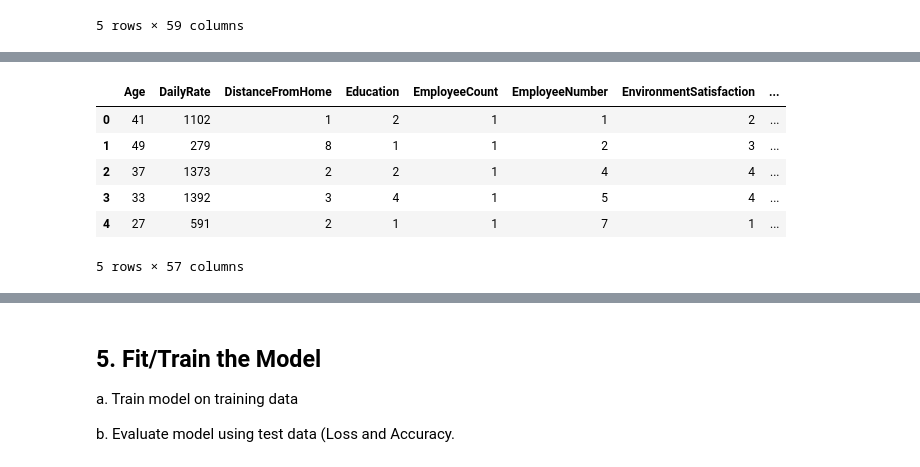
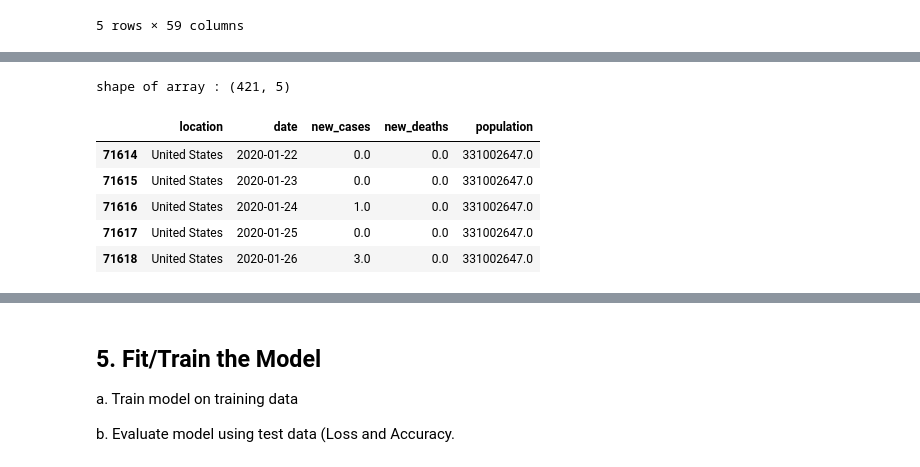
Before and after one commit to luke-c-newell/Final_Project, a Jupyter notebook: Provisional_ML_Model_Week1.ipynb, the cells around one changed output, grey strips where cells are left out. Drawn from its saved outputs; the diff is of its cells as text; code cells hidden in the pictures.

```diff
--- a/Provisional_ML_Model_Week1.ipynb
+++ b/Provisional_ML_Model_Week1.ipynb
@@ -139,14 +61,16 @@ encode_df.head()
-# %%
-# g. Merge one-hot encoded features and drop the originals
-#    Use an INNER JOIN
-attrition_df = attrition_df.merge(encode_df,left_index=True, right_index=True)
-attrition_df = attrition_df.drop(attrition_cat,1)
-attrition_df.head()
-# %% [output]
-|  | Age | DailyRate | DistanceFromHome | Education | EmployeeCount | EmployeeNumber | EnvironmentSatisfaction | ... |
-| 0 | 41 | 1102 | 1 | 2 | 1 | 1 | 2 | ... |
-| 1 | 49 | 279 | 8 | 1 | 1 | 2 | 3 | ... |
-| 2 | 37 | 1373 | 2 | 2 | 1 | 4 | 4 | ... |
-| 3 | 33 | 1392 | 3 | 4 | 1 | 5 | 4 | ... |
-| 4 | 27 | 591 | 2 | 1 | 1 | 7 | 1 | ... |
-5 rows × 57 columns
+# %%
+# covid_data_poc_df shape
+print('shape of array :', covid_data_poc_df.shape)
+# %% [output]
+shape of array : (421, 5)
+# %%
+# Convert NAN to 0
+covid_data_poc_df = covid_data_poc_df.fillna(0)
+covid_data_poc_df.head()
+# %% [output]
+|  | location | date | new_cases | new_deaths | population |
+| 71614 | United States | 2020-01-22 | 0.0 | 0.0 | 331002647.0 |
+| 71615 | United States | 2020-01-23 | 0.0 | 0.0 | 331002647.0 |
+| 71616 | United States | 2020-01-24 | 1.0 | 0.0 | 331002647.0 |
+| 71617 | United States | 2020-01-25 | 0.0 | 0.0 | 331002647.0 |
+| 71618 | United States | 2020-01-26 | 3.0 | 0.0 | 331002647.0 |
```
Also changed, not shown: parts of 22 cells of this notebook.
